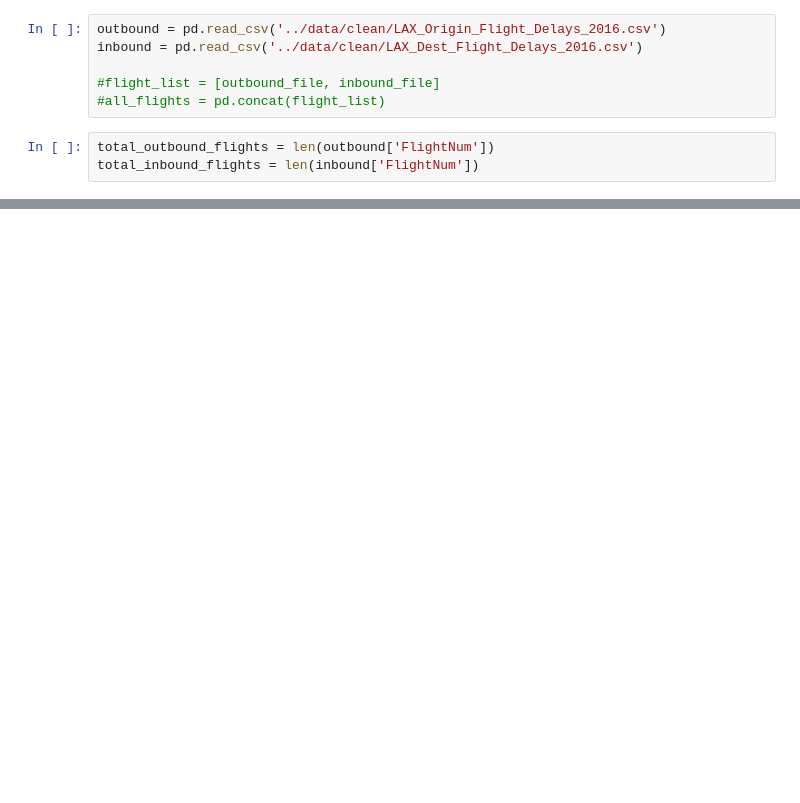
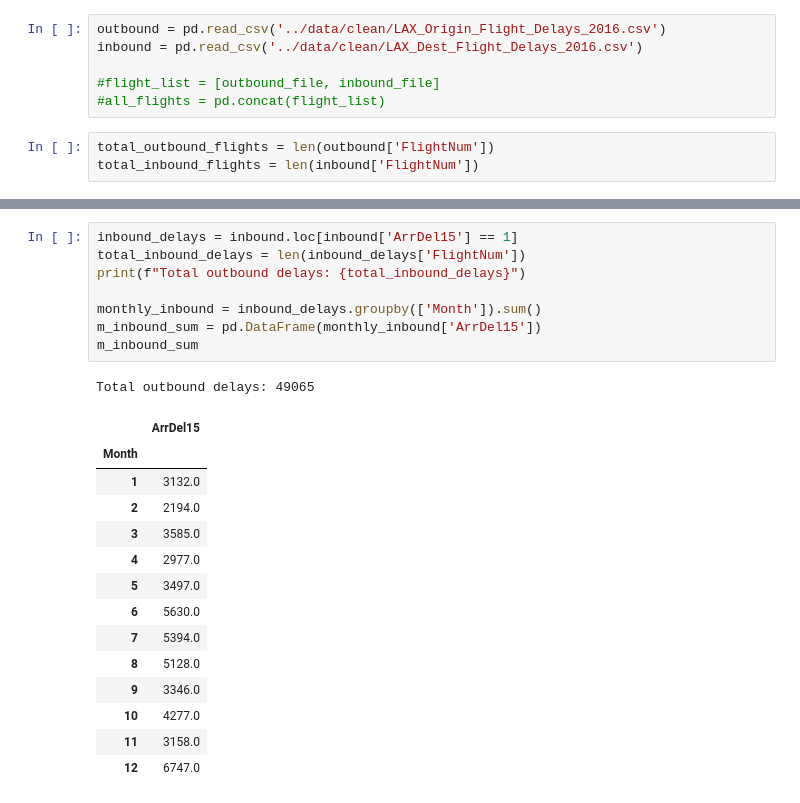
Before and after one commit to phoessel/Analysis-of-DFW-Flight-Delays, a Jupyter notebook: month-frequency/month-freq.ipynb, the cells around one changed output, grey strips where cells are left out. Cells and saved outputs as stored; diff of their text form; blank space fills up the shorter version.

```diff
--- a/month-frequency/month-freq.ipynb
+++ b/month-frequency/month-freq.ipynb
@@ -38,0 +39,24 @@ Name: DepDel15, dtype: float64
+# %%
+inbound_delays = inbound.loc[inbound['ArrDel15'] == 1]
+total_inbound_delays = len(inbound_delays['FlightNum'])
+print(f"Total outbound delays: {total_inbound_delays}")
+
+monthly_inbound = inbound_delays.groupby(['Month']).sum()
+m_inbound_sum = pd.DataFrame(monthly_inbound['ArrDel15'])
+m_inbound_sum
+# %% [output]
+Total outbound delays: 49065
+|  | ArrDel15 |
+| Month |  |
+| 1 | 3132.0 |
+| 2 | 2194.0 |
+| 3 | 3585.0 |
+| 4 | 2977.0 |
+| 5 | 3497.0 |
+| 6 | 5630.0 |
+| 7 | 5394.0 |
+| 8 | 5128.0 |
+| 9 | 3346.0 |
+| 10 | 4277.0 |
+| 11 | 3158.0 |
+| 12 | 6747.0 |
```
Also changed, not shown: parts of 6 cells of this notebook.
